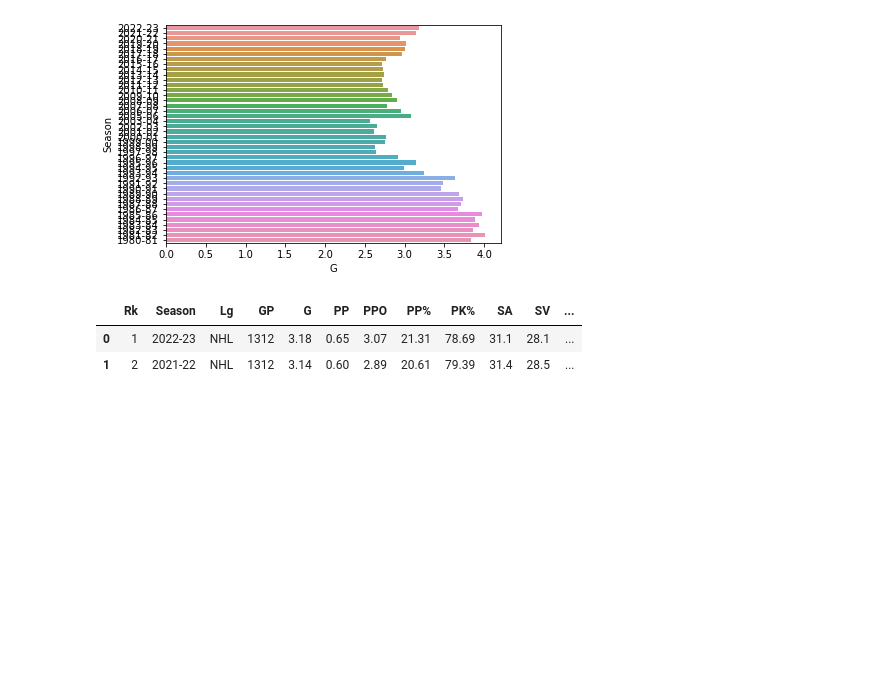
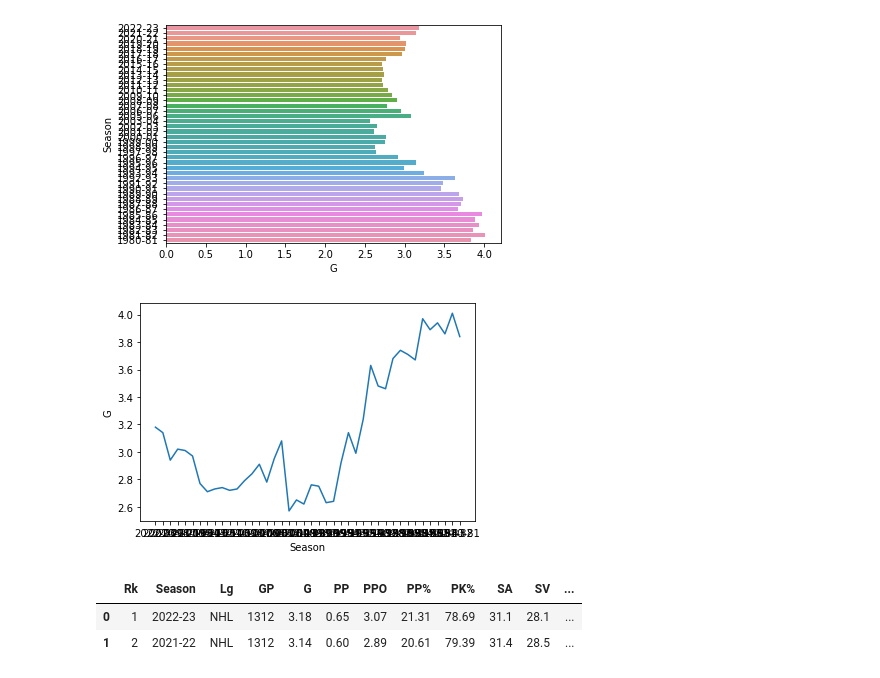
Before and after one commit to kmgreer405/kevin_da8_capstone, a Jupyter notebook: notebooks/capstone.ipynb, the cells around one changed output. Drawn from its saved outputs; the diff is of its cells as text; code cells hidden in the pictures; blank space fills up the shorter version.

Commit message:
Got a second graph

```diff
--- a/notebooks/capstone.ipynb
+++ b/notebooks/capstone.ipynb
@@ -44,6 +45,12 @@ sns.barplot(data=league_new, x="G", y="Season")
 # %% [output]
 <AxesSubplot:xlabel='G', ylabel='Season'>
 [figure]
+# %%
+sns.lineplot( x = "Season",
+             y = "G",
+             data = league_new);
+# %% [output]
+[figure, added]
 # %%
 df_1980 = league_new[league_new['Season'].between('1980-81', '1990-91')]
 df_1990 = league_new[league_new['Season'].between('1990-91', '1999-00')]
```
Also changed, not shown: parts of 4 cells of this notebook.
